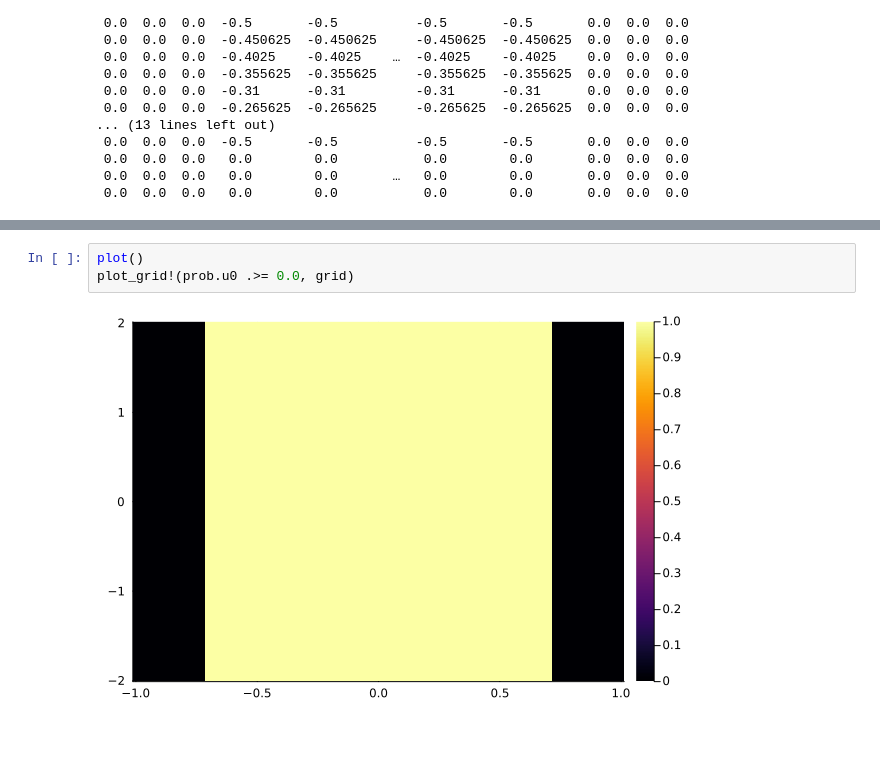
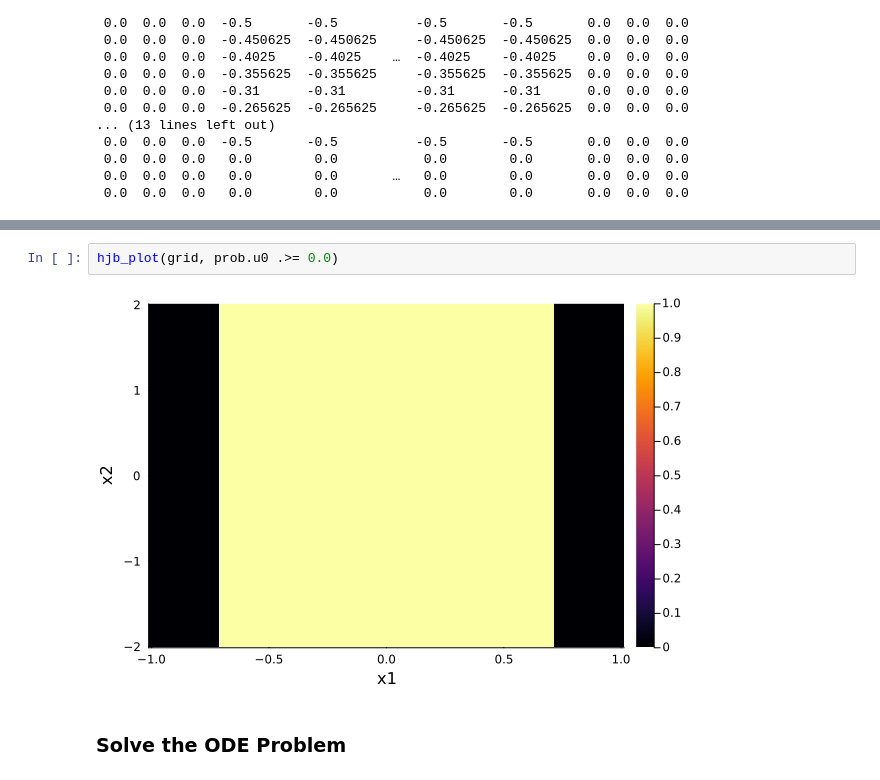
Before and after one commit to dev10110/HJB.jl, a Jupyter notebook: examples/double_integrator.ipynb, the cells around one changed output, grey strips where cells are left out. Drawn from its saved outputs; the diff is of its cells as text; blank space fills up the shorter version.

```diff
--- a/examples/double_integrator.ipynb
+++ b/examples/double_integrator.ipynb
@@ -184,6 +126,7 @@ plot_grid!(prob.u0, grid)
 # %%
-plot()
-plot_grid!(prob.u0 .>= 0.0, grid)
+hjb_plot(grid, prob.u0 .>= 0.0)
 # %% [output]
-[figure, old version]
+[figure, new version]
+# %% [markdown]
+### Solve the ODE Problem
 # %%
```
Also changed, not shown: parts of 45 cells of this notebook, 9 other files.
